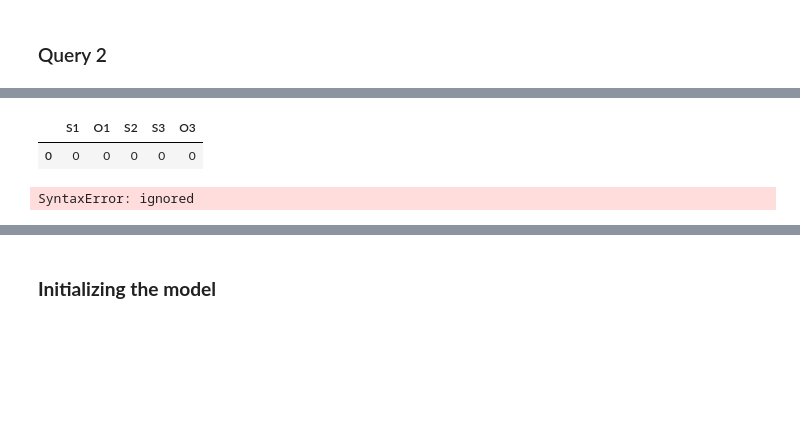
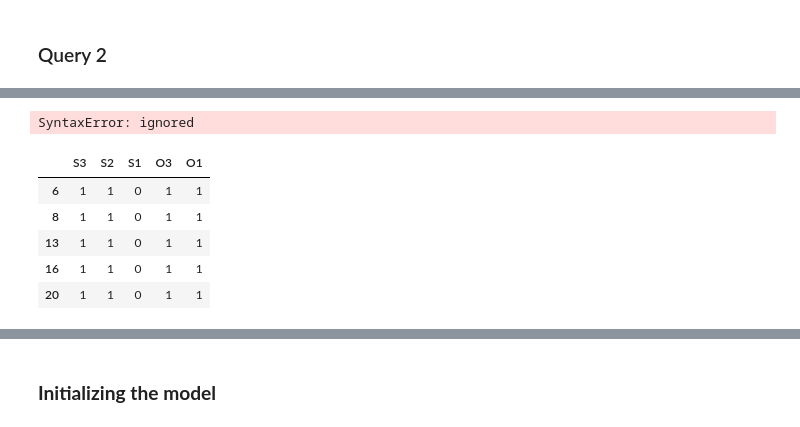
Before and after one commit to armandordorica/MIE1516_A2_Gibbs_sampling, a Jupyter notebook: A2_Gibbs_sampling.ipynb, the cells around one changed output, grey strips where cells are left out. Saved outputs shown, nothing was run; the diff lists cells and outputs as text; code cells hidden in the pictures; blank space fills up the shorter version.

Commit message:
Fixing issue with sampling (would give you S3=0 when S2=1 which was an unlikely value)

```diff
--- a/A2_Gibbs_sampling.ipynb
+++ b/A2_Gibbs_sampling.ipynb
@@ -8,6 +8,25 @@ import pandas as pd
 # %%
 import collections
 import json
+
+def set_cpds_to_state(cpd_list, var, value):
+  """
+  Input: Given a list of CPDs, a variable, and a value
+  Output: Return a list of cpds with the applied restriction
+  """
+  new_list = []
+  for i in range(0, len(cpd_list)):
+    if len(list(cpd_list[i].to_truth_table()['Pr']))>2:
+      print(cpd_list[i].to_truth_table())
+      if  cpd_list[i].contains_var(var):
+        print("i:{}".format(i))
+        new_item = replace_cpd_with_restriction(cpd_list[i], var, value)
+        new_list.append(new_item)
+      else:
+        new_list.append(cpd_list[i])
+    else:
+      new_list.append(cpd_list[i])
+  return new_list
 
 def construct_trees(edges):
     """Given a list of edges [child, parent], return trees. """
@@ -71,6 +90,7 @@ def replace_cpd_with_restriction(cpd, column_name, restriction_value):
   if column_name in list(df.columns):
     df = df[df[column_name] == restriction_value]
     df = remove_irrelevant_variable(df)
+  df=df_to_cpd(df)
   return df
 
 
@@ -456,7 +476,12 @@ class TabularCPD:
         self.probabilities.append(self.values[i][j])
 
     probs = np.asarray(self.probabilities, dtype=np.float32)
+    # print("self.truth_table is {}".format(self.truth_table))
+    # print("probs are {}".format(probs))
     self.truth_table['Pr'] = probs
+
+  def contains_var(self, var):
+    return var in list(self.to_truth_table().columns)
 
   def get_factor(self):
     """Returns all the factors associated with a TabularCPD"""
@@ -467,6 +492,8 @@ class TabularCPD:
 
   def to_truth_table(self):
     self.truth_table = generate_truth_table(self.all_variables)
+    # print("Self.truth_table is {}".format(self.truth_table))
+    # print("Self.all_variables are {}".format(self.all_variables))
 
     self.probabilities = []
 
@@ -1164,11 +1208,6 @@ S3
 O3
 Initial state is    S1  O1  S2  S3  O3
 0   0   0   0   0   0:
-# %%
-infer.initial_state
-# %% [output]
-|  | S1 | O1 | S2 | S3 | O3 |
-| 0 | 0 | 0 | 0 | 0 | 0 |
 # %%
 break
 # %% [output]
@@ -1183,0 +1215,17 @@ get_initial_state()
+# %%
+df1 = dictionary_to_df(infer.get_samples_v2(infer.order, infer.model.tabular_cpds.copy()))
+
+for i in range(0, 20):
+  df2 = dictionary_to_df(infer.get_samples_v2(infer.order, infer.model.tabular_cpds.copy()))
+  df1 = pd.concat([df1, df2], ignore_index=True, sort=False)
+
+df1
+# %%
+df1[df1['S2']==1]
+# %% [output]
+|  | S3 | S2 | S1 | O3 | O1 |
+| 6 | 1 | 1 | 0 | 1 | 1 |
+| 8 | 1 | 1 | 0 | 1 | 1 |
+| 13 | 1 | 1 | 0 | 1 | 1 |
+| 16 | 1 | 1 | 0 | 1 | 1 |
+| 20 | 1 | 1 | 0 | 1 | 1 |
```
Also changed, not shown: parts of 6 cells of this notebook.
